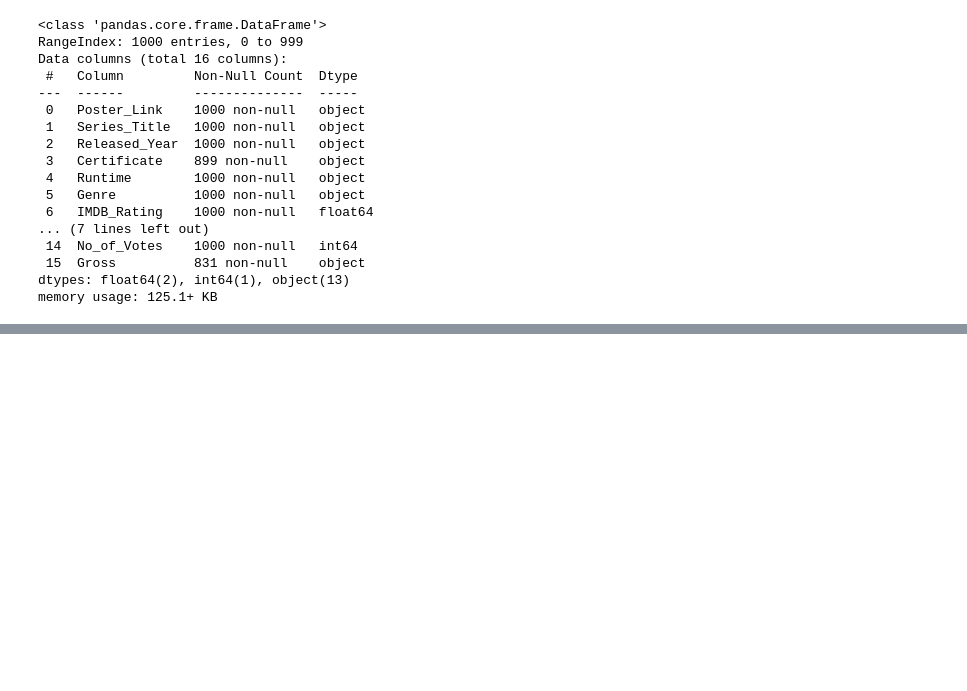
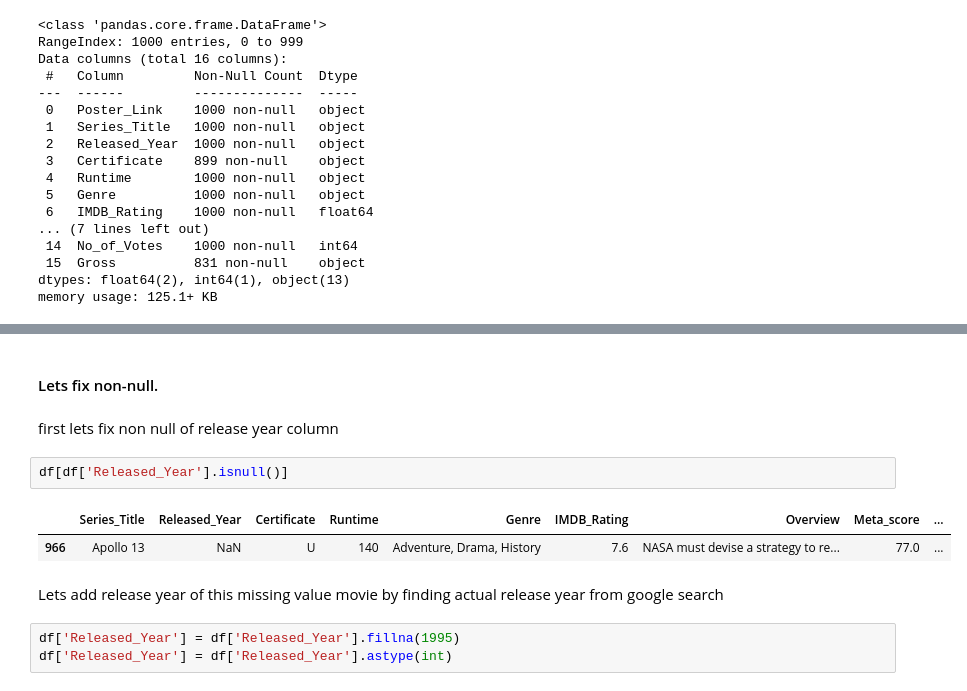
Before and after one commit to rahulkrishna-s/imdb-eda-notebooks, a Jupyter notebook: notebooks/imdb_eda.ipynb, the cells around one changed output, grey strips where cells are left out. Cells and saved outputs as stored; diff of their text form; blank space fills up the shorter version.

```diff
--- a/notebooks/imdb_eda.ipynb
+++ b/notebooks/imdb_eda.ipynb
@@ -46,0 +84,14 @@ memory usage: 125.1+ KB
+# %% [markdown]
+#### Lets fix non-null.
+# %% [markdown]
+first lets fix non null of release year column
+# %%
+df[df['Released_Year'].isnull()]
+# %% [output]
+|  | Series_Title | Released_Year | Certificate | Runtime | Genre | IMDB_Rating | Overview | Meta_score | ... |
+| 966 | Apollo 13 | NaN | U | 140 | Adventure, Drama, History | 7.6 | NASA must devise a strategy to re... | 77.0 | ... |
+# %% [markdown]
+Lets add release year of this missing value movie by finding actual release year from google search
+# %%
+df['Released_Year'] = df['Released_Year'].fillna(1995)
+df['Released_Year'] = df['Released_Year'].astype(int)
```
Also changed, not shown: parts of 28 cells of this notebook.
